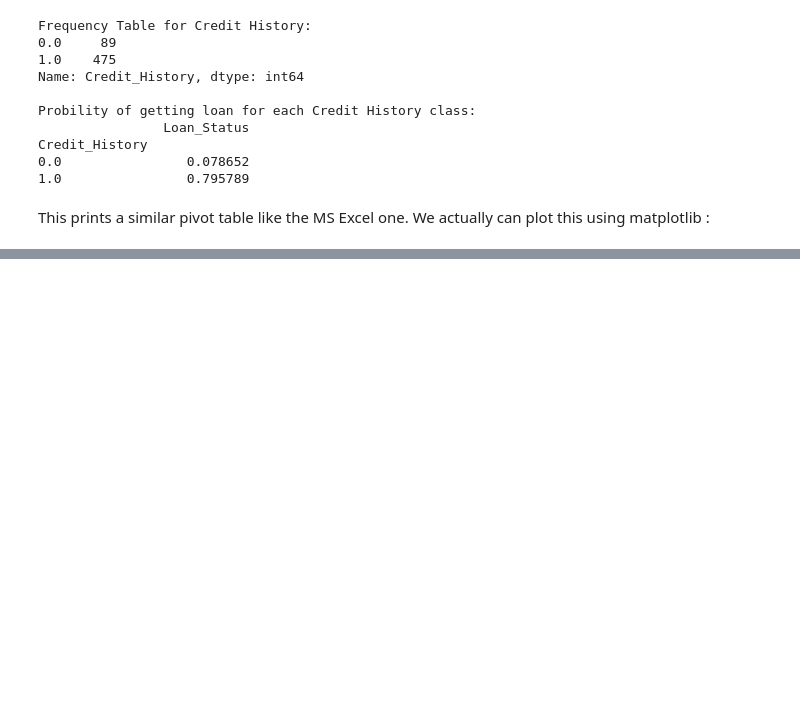
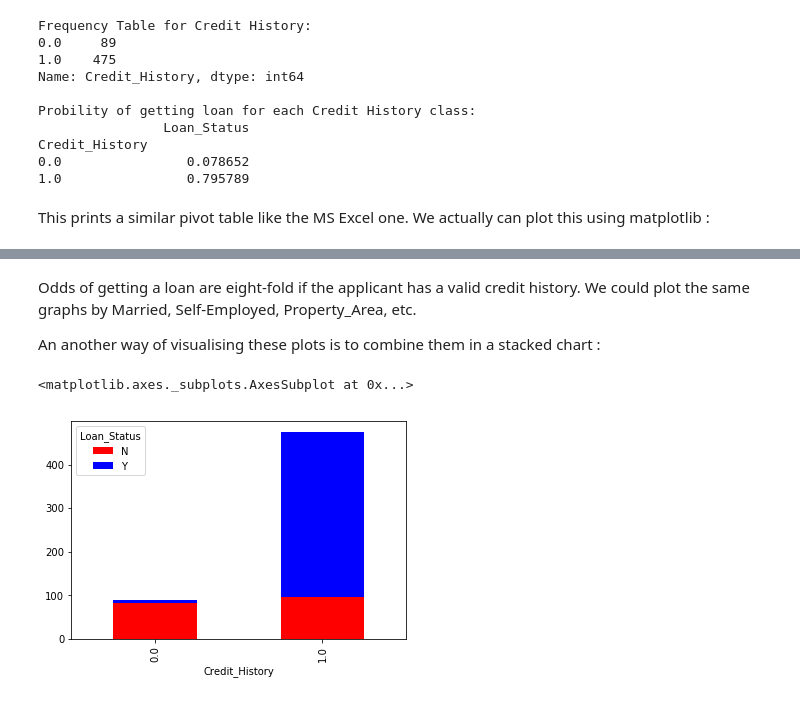
Before and after one commit to LePuppy/Loan_Prediction_Problem, a Jupyter notebook: Loan_Prediction_Problem.ipynb, the cells around one changed output, grey strips where cells are left out. Saved outputs shown, nothing was run; the diff lists cells and outputs as text; code cells hidden in the pictures; blank space fills up the shorter version.

```diff
--- a/Loan_Prediction_Problem.ipynb
+++ b/Loan_Prediction_Problem.ipynb
@@ -152,0 +176,10 @@ temp2.plot(ax=ax2, kind='bar')
+# %% [markdown]
+Odds of getting a loan are eight-fold if the applicant has a valid credit history. We could plot the same graphs by Married, Self-Employed, Property_Area, etc.
+
+An another way of visualising these plots is to combine them in a stacked chart :
+# %%
+temp3 = pd.crosstab(df['Credit_History'], df['Loan_Status'])
+temp3.plot(kind='bar', stacked=True, color=['red', 'blue'], grid=False)
+# %% [output]
+<matplotlib.axes._subplots.AxesSubplot at 0x...>
+[figure, added]
```
Also changed, not shown: parts of 16 cells of this notebook.
